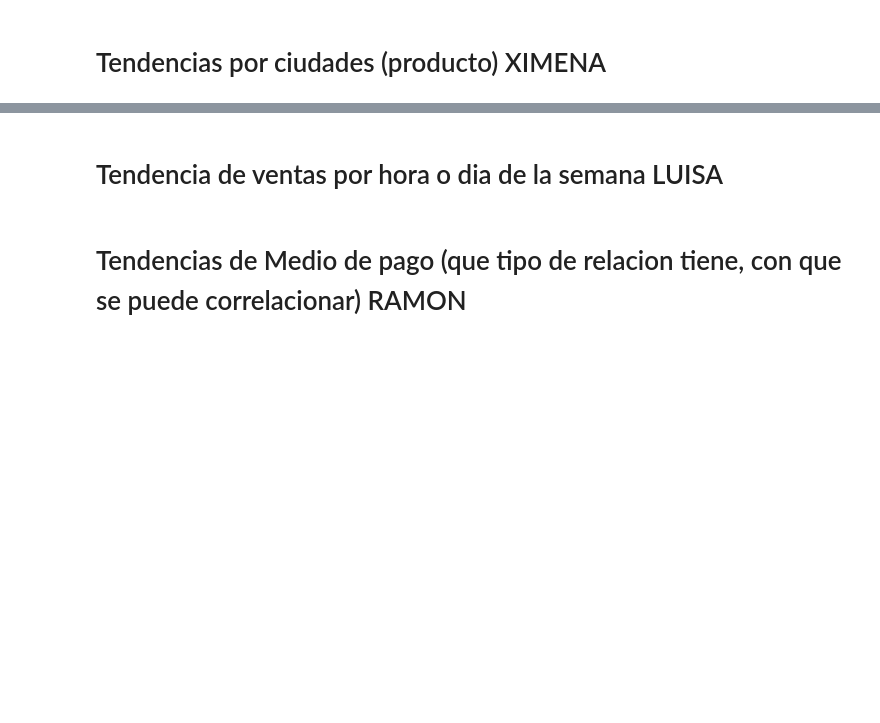
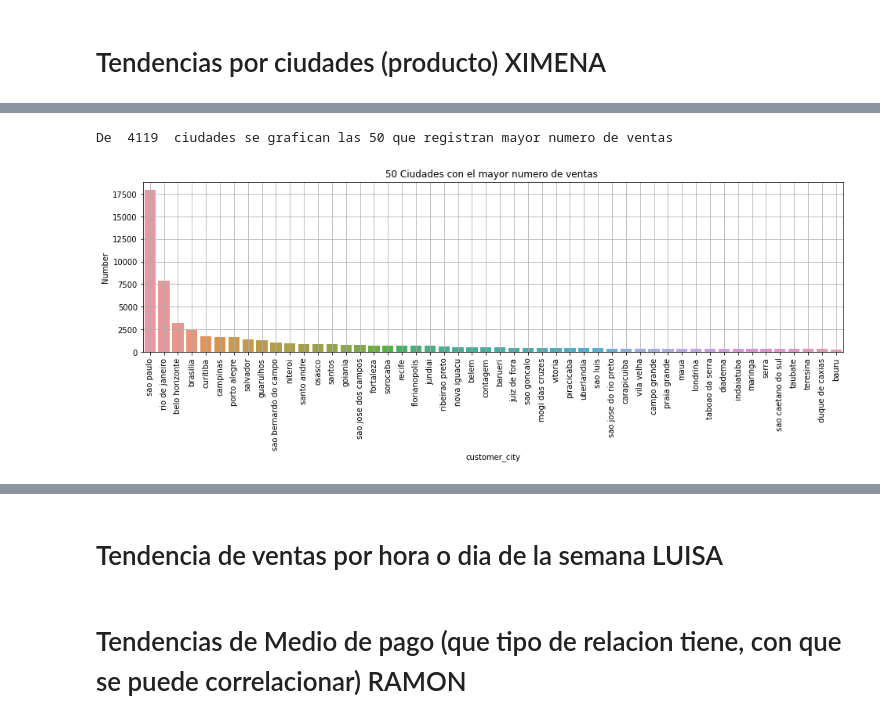
Before and after one commit to ximenarios/DS4AProject, a Jupyter notebook: brazilian_ximena.ipynb, the cells around one changed output, grey strips where cells are left out. Cells and saved outputs as stored; diff of their text form; code cells hidden in the pictures; blank space fills up the shorter version.

```diff
--- a/brazilian_ximena.ipynb
+++ b/brazilian_ximena.ipynb
@@ -185,0 +182,12 @@ NameError: name 'pd' is not defined
+# %%
+plt.figure(figsize=(16, 4))
+aux=df.groupby('customer_city').size().to_frame().rename(columns={0:'Number'}).sort_values('Number', ascending=False).head(50).reset_index()
+listaC=list(aux["customer_city"])
+ax=sns.barplot(x='customer_city',y='Number',data=aux);
+ax.set_xticklabels(ax.get_xticklabels(), rotation=90);
+ax.set_title('50 Ciudades con el mayor numero de ventas ')
+ax.grid()
+print("De ", len(df["customer_city"].unique()), " ciudades se grafican las 50 que registran mayor numero de ventas")
+# %% [output]
+De  4119  ciudades se grafican las 50 que registran mayor numero de ventas
+[figure, added]
```
Also changed, not shown: parts of 60 cells of this notebook.
